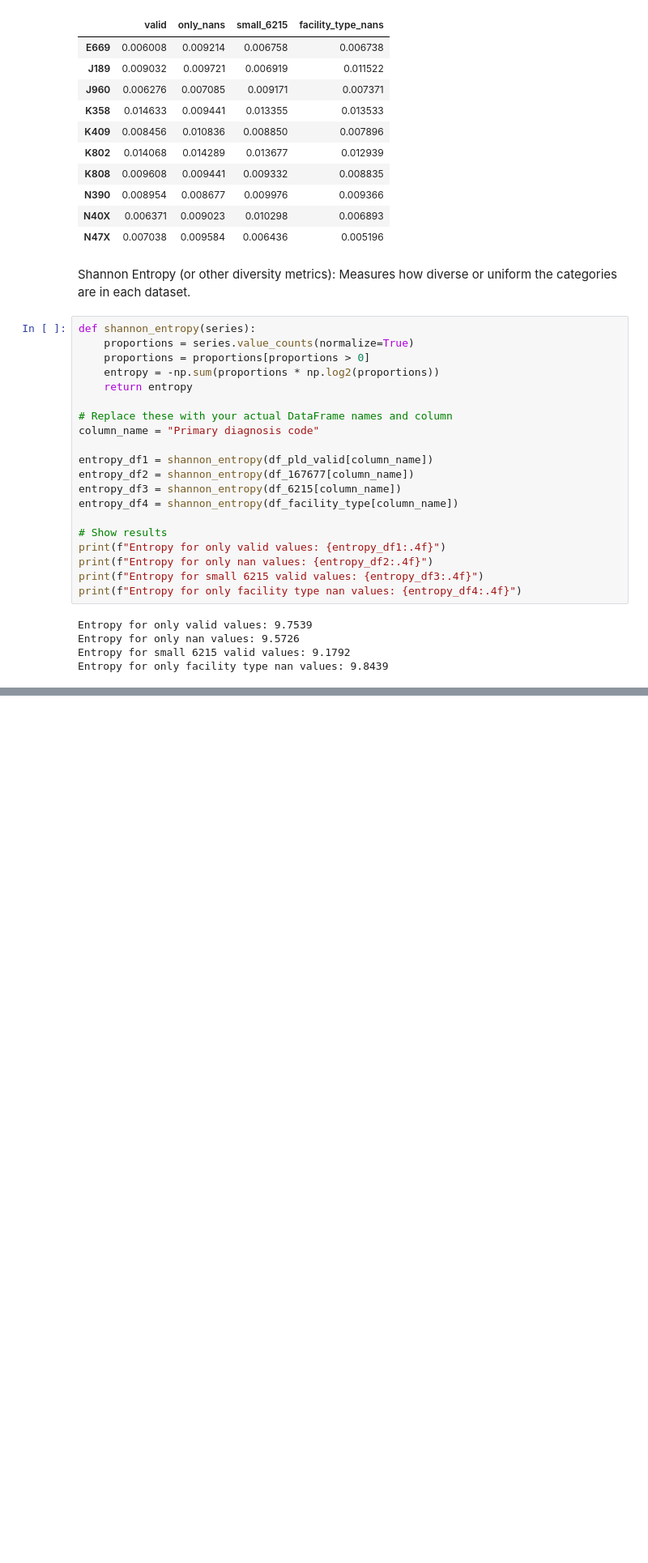
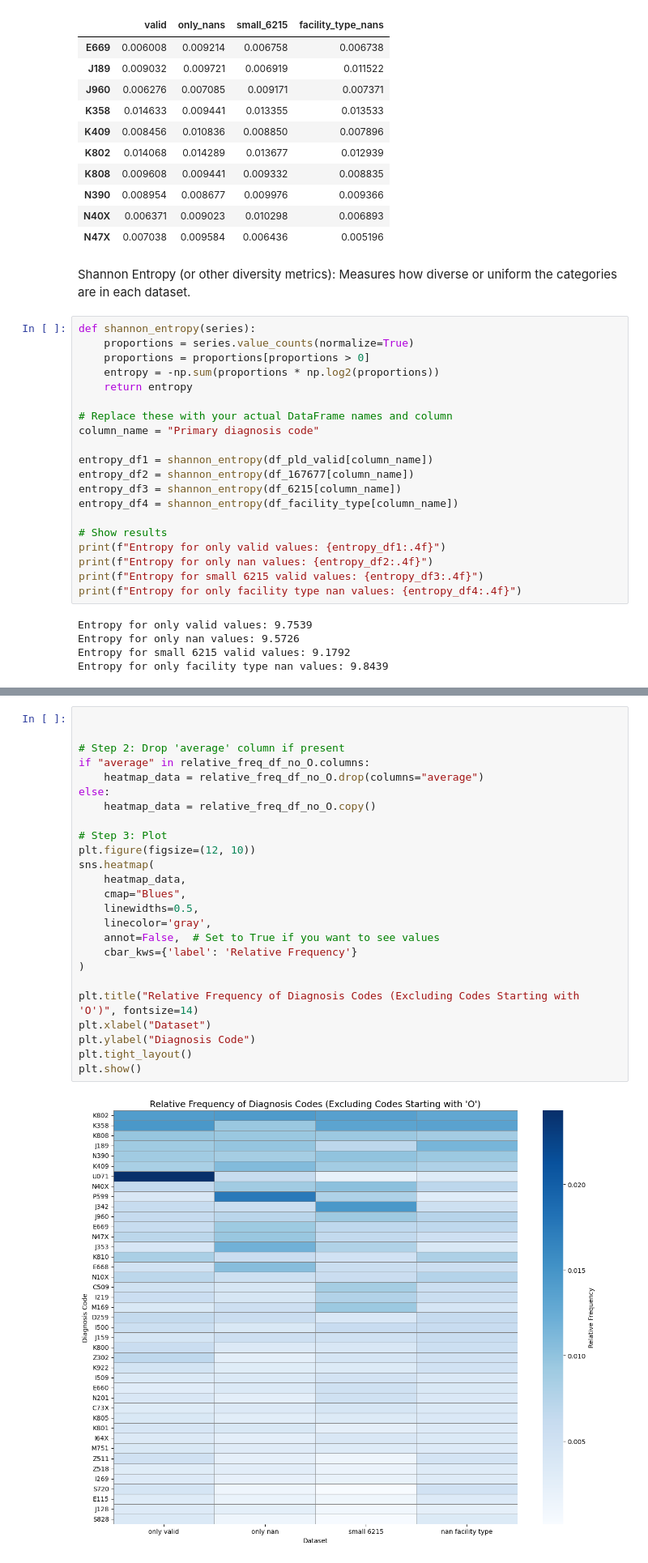
Before and after one commit to mirkopodunavak1996/EDAHospDischarges_Chile2001-2024, a Jupyter notebook: notebooks/Discharges_2021_2024_Cleaning.ipynb, the cells around one changed output, grey strips where cells are left out. Shown at 81% size. Drawn from its saved outputs; the diff is of its cells as text; blank space fills up the shorter version.

```diff
--- a/notebooks/Discharges_2021_2024_Cleaning.ipynb
+++ b/notebooks/Discharges_2021_2024_Cleaning.ipynb
@@ -1235,0 +1231,27 @@ Entropy for only facility type nan values: 9.8439
+# %%
+
+
+# Step 2: Drop 'average' column if present
+if "average" in relative_freq_df_no_O.columns:
+    heatmap_data = relative_freq_df_no_O.drop(columns="average")
+else:
+    heatmap_data = relative_freq_df_no_O.copy()
+
+# Step 3: Plot
+plt.figure(figsize=(12, 10))
+sns.heatmap(
+    heatmap_data,
+    cmap="Blues",
+    linewidths=0.5,
+    linecolor='gray',
+    annot=False,  # Set to True if you want to see values
+    cbar_kws={'label': 'Relative Frequency'}
+)
+
+plt.title("Relative Frequency of Diagnosis Codes (Excluding Codes Starting with 'O')", fontsize=14)
+plt.xlabel("Dataset")
+plt.ylabel("Diagnosis Code")
+plt.tight_layout()
+plt.show()
+# %% [output]
+[figure, added]
```
Also changed, not shown: parts of 84 cells of this notebook.
